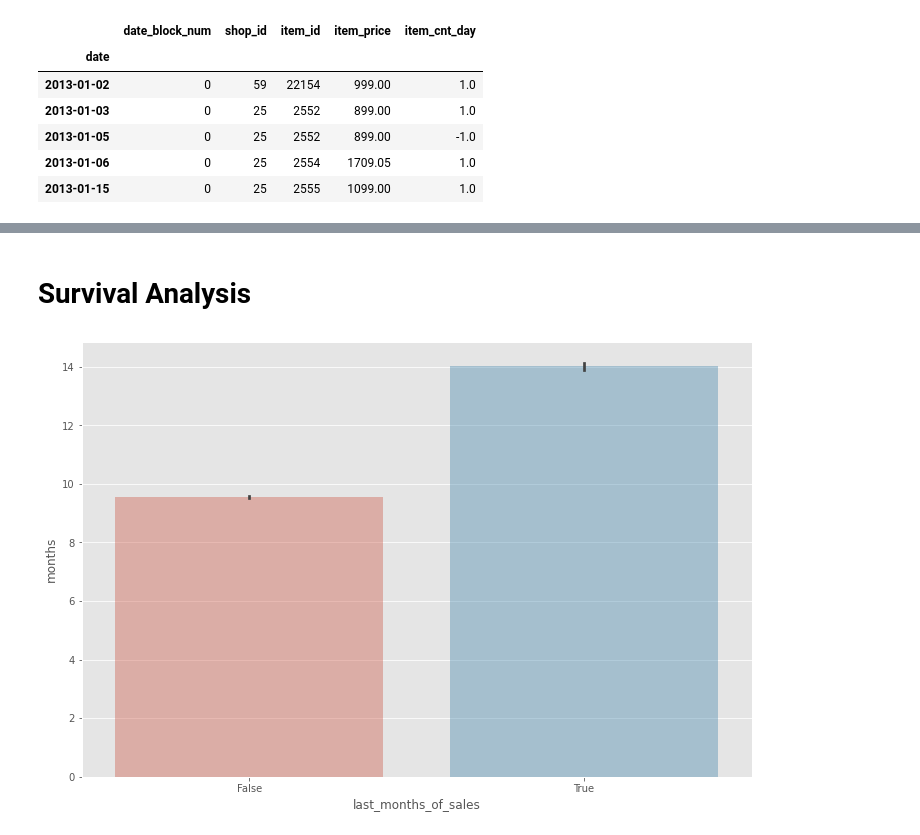
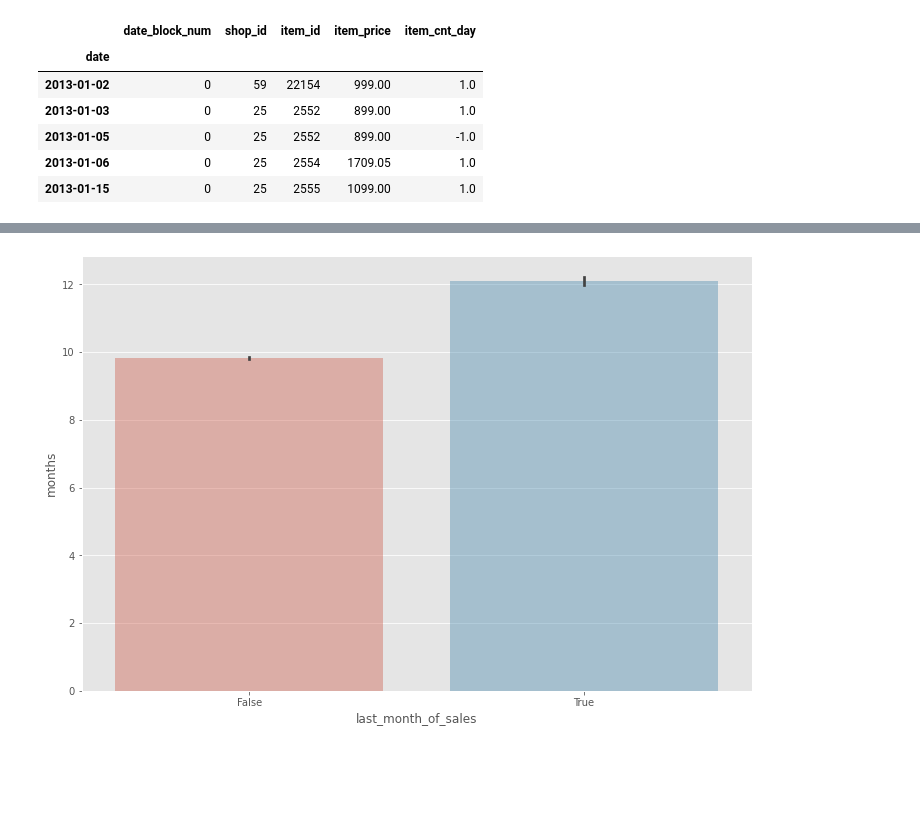
Before and after one commit to jquesada92/Kaggle_Times_Series_Competition, a Jupyter notebook: times_series_competition.ipynb, the cells around one changed output, grey strips where cells are left out. Saved outputs shown, nothing was run; the diff lists cells and outputs as text; code cells hidden in the pictures; blank space fills up the shorter version.

```diff
--- a/times_series_competition.ipynb
+++ b/times_series_competition.ipynb
@@ -155,0 +175,2 @@ def month_diff(a, b):
+# %%
+df_sales['sale'] = df_sales.item_cnt_day.mul(df_sales.item_price)
@@ -155,0 +191,6 @@ def month_diff(a, b):
+# %%
+df_monthly_sales = df_sales.query('sale>0').groupby('item_id').resample('M').agg({'item_cnt_day':'sum','sale':'sum'}).reset_index()\
+.merge(df_item,on='item_id')\
+.sort_values(['item_id','date'], ascending = False )
+
+df_monthly_sales.head()
@@ -156,4 +209,3 @@ def month_diff(a, b):
 # %%
-df_agg_monthly_sales = df_sales.query('item_cnt_day>-1').reset_index().groupby(['item_id']).agg({'date':['min','max']})
+df_agg_monthly_sales = df_monthly_sales.reset_index().groupby(['item_id']).agg({'date':['min','max']})
 df_agg_monthly_sales.columns = ['first_sale','last_sale']
-df_agg_monthly_sales['months'] = df_agg_monthly_sales.apply(lambda x: month_diff(x.first_sale,x.last_sale),axis = 1)
@@ -160,14 +215,7 @@ df_agg_monthly_sales['months'] = df_agg_monthly_sales.apply(lambda x: month_diff
 # %%
-df_monthly_sales = df_sales.groupby('item_id').resample('M').item_cnt_day.sum()\
-.reset_index()\
-.pivot_table(index= 'date',columns='item_id',values='item_cnt_day',aggfunc='sum')\
-.reset_index()\
-.melt(id_vars='date',value_name='item_cnt_month',var_name='item_id')\
-.fillna(0)\
-.merge(df_agg_monthly_sales,on=['item_id'],how='left')\
-.query('date>=first_sale & date<=last_sale')\
-.merge(df_item,on='item_id')\
-.drop(['last_sale','first_sale','months'],axis=1)\
+filter_df_monthly_sales = df_monthly_sales.merge(df_agg_monthly_sales,on=['item_id'],how='left')\
+.query('date>=first_sale & date<=last_sale ')\
 .assign(months = lambda _x: _x.groupby('item_id').date.transform(lambda x: month_diff(x.min(),x.dt)),
-        last_months_of_sales = lambda _x: _x.groupby('item_id').date.transform(lambda x: x.max()==x))\
-.sort_values(['item_id','date'], ascending = False )
+        last_month_of_sales = lambda _x: _x.groupby('item_id').date.transform(lambda x: x.max()==x))\
+.sort_values(['item_id','date'], ascending = False )\
+.query("date < @last_date")
@@ -191,8 +222,6 @@ months: 33
-# %% [markdown]
-# Survival Analysis
 # %%
-sns.barplot(data=df_monthly_sales,x='last_months_of_sales',y="months", alpha=.4)
+sns.barplot(data=filter_df_monthly_sales,x='last_month_of_sales',y="months", alpha=.4)
 plt.show()
 # %% [output]
-[figure, old version]
+[figure, new version]
 # %%
```
Also changed, not shown: parts of 31 cells of this notebook.
